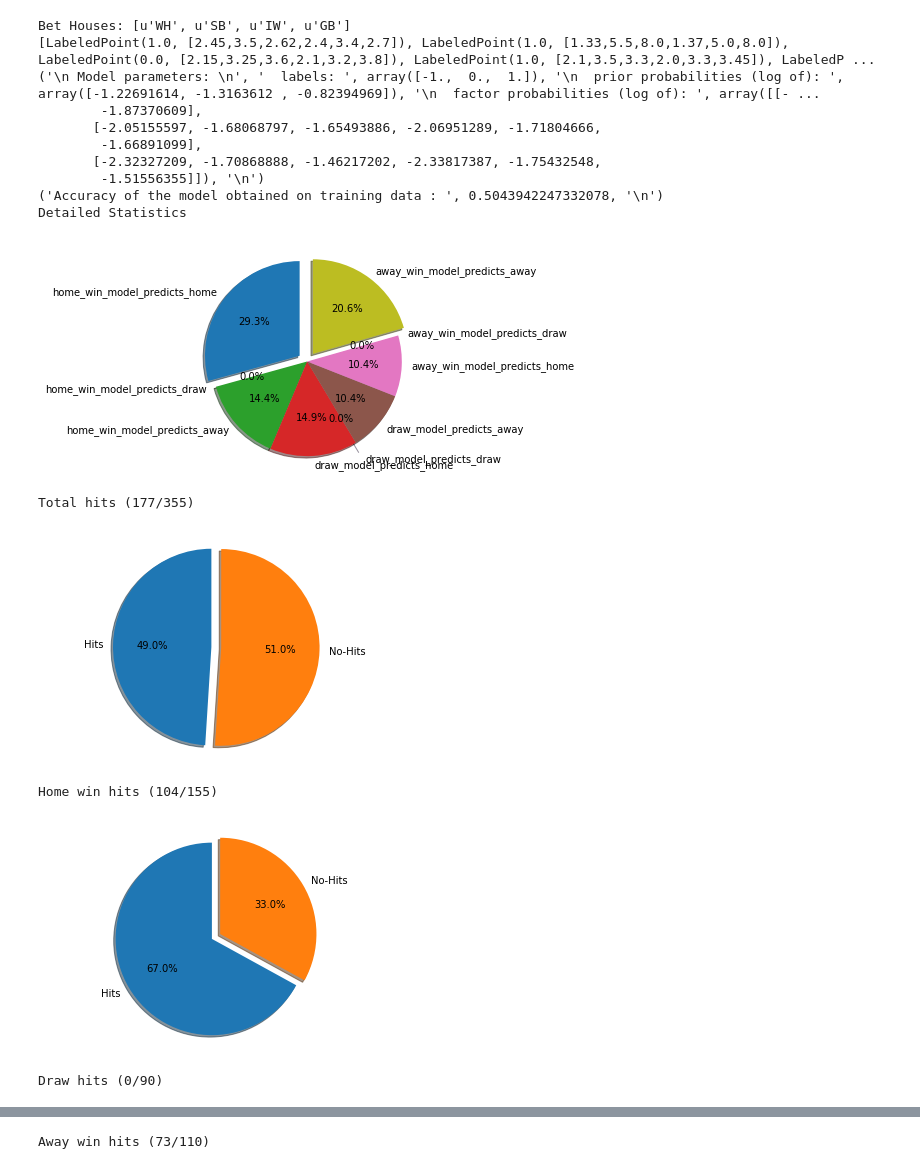
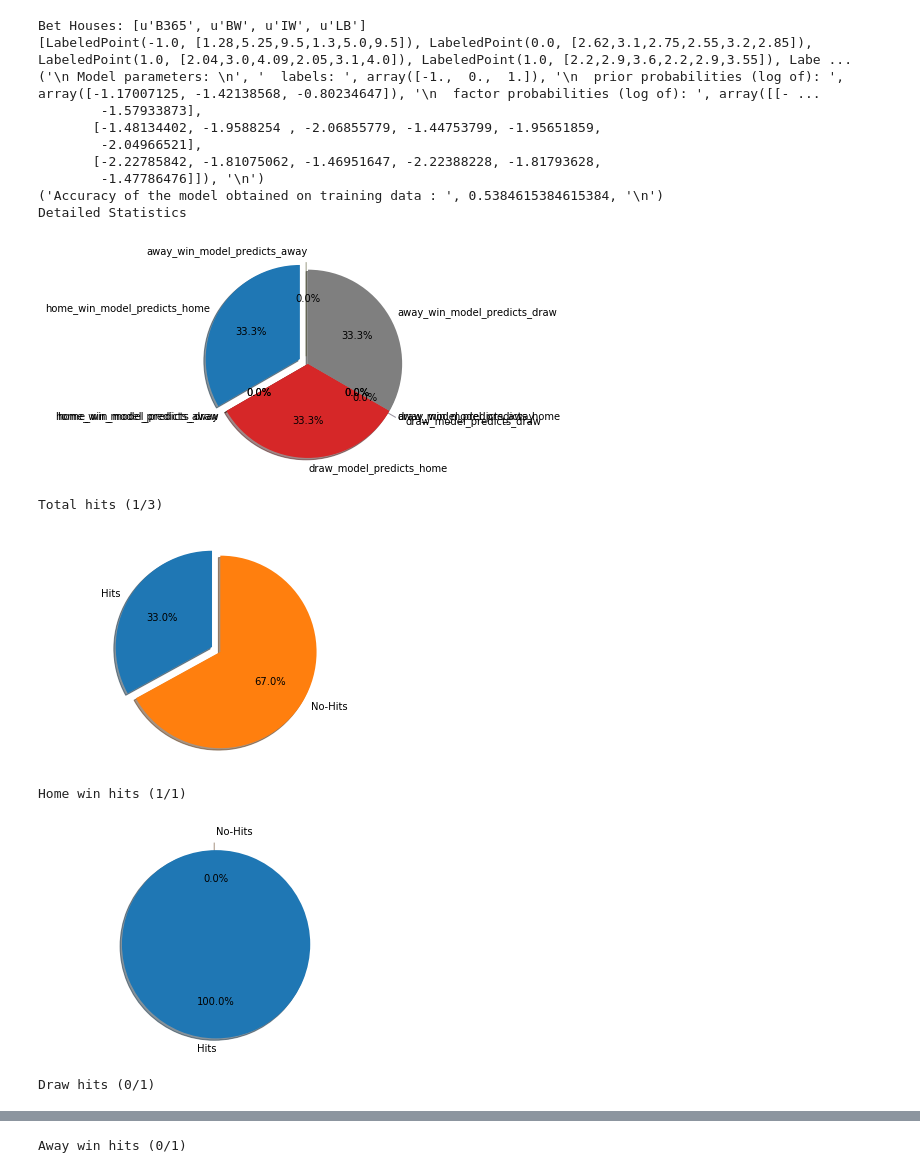
Before and after one commit to alexgg94/BetsExploring, a Jupyter notebook: BetsExploring2018/Notes/8_NaiveBayesModel.ipynb, the cells around one changed output, grey strips where cells are left out. Saved outputs shown, nothing was run; the diff lists cells and outputs as text; code cells hidden in the pictures.

Commit message:
RDD full probabilities

```diff
--- a/BetsExploring2018/Notes/8_NaiveBayesModel.ipynb
+++ b/BetsExploring2018/Notes/8_NaiveBayesModel.ipynb
@@ -155,7 +157,7 @@ The model is created, trained and tested for the dataset main_competitions.csv.
 The dataset is devided in 90% for training and 10% for testing
 """
 
-bets_csv_file = sc.textFile("../Data/Interim/main_competitions.csv")
+bets_csv_file = sc.textFile("../Data/Processed/main_competitions.csv")
 
 bet_houses = remove_duplicates(bets_csv_file.map(lambda line: line.split(","))\
         .map(lambda line : map(lambda bet_house : bet_house[:-1], line[8:38])).take(1)[0])
@@ -224,7 +289,7 @@ The model is created, trained and tested for the dataset main_competitions_1819.
 The dataset is devided in 90% for training and 10% for testing
 """
 
-bets_csv_file = sc.textFile("../Data/Interim/main_competitions_1819.csv")
+bets_csv_file = sc.textFile("../Data/Processed/main_competitions_recent.csv")
 
 bet_houses = remove_duplicates(bets_csv_file.map(lambda line: line.split(","))\
         .map(lambda line : map(lambda bet_house : bet_house[:-1], line[8:20])).take(1)[0])
@@ -235,47 +300,47 @@ bets = bets_csv_file.map(lambda line: line.split(","))\
         .filter(lambda line : line[0] != "Country")\
         .map(lambda line: (result_to_numeric(line[7]), group(line[8:20])))\
         .filter(lambda element : len(element[1]) == (len(bet_houses)-2) * 3)
 
 bets_list = bets.collect()
 shuffle(bets_list)
 
 training_set_length = int(len(bets_list)*0.9)
 
 training_set = bets_list[:training_set_length]
 testing_set = bets_list[training_set_length:]
 
 bayes1RDD = sc.parallelize(training_set).map( lambda element :  LabeledPoint(element[0], Vectors.dense( element[1] ) ) )
 
 print (bayes1RDD.take(5))
 
 modelbayes1 = NaiveBayes.train(bayes1RDD)
 print ( "\n Model parameters: \n", "  labels: ", modelbayes1.labels, \
 "\n  prior probabilities (log of): ", modelbayes1.pi,   \
 "\n  factor probabilities (log of): ", modelbayes1.theta, "\n")
 
 # Make prediction and test accuracy on the training set.
 predictionAndLabel = bayes1RDD.map(lambda p: (modelbayes1.predict(p.features), p.label))
 accuracy = 1.0 * predictionAndLabel.filter(lambda pandl: pandl[0] == pandl[1]).count() / bayes1RDD.count()
 print ( "Accuracy of the model obtained on training data : ", accuracy, "\n")
 
 
 TryModel(testing_set)
 # %% [output]
-Bet Houses: [u'WH', u'SB', u'IW', u'GB']
-[LabeledPoint(1.0, [2.45,3.5,2.62,2.4,3.4,2.7]), LabeledPoint(1.0, [1.33,5.5,8.0,1.37,5.0,8.0]), LabeledPoint(0.0, [2.15,3.25,3.6,2.1,3.2,3.8]), LabeledPoint(1.0, [2.1,3.5,3.3,2.0,3.3,3.45]), LabeledP ...
-('\n Model parameters: \n', '  labels: ', array([-1.,  0.,  1.]), '\n  prior probabilities (log of): ', array([-1.22691614, -1.3163612 , -0.82394969]), '\n  factor probabilities (log of): ', array([[- ...
-        -1.87370609],
-       [-2.05155597, -1.68068797, -1.65493886, -2.06951289, -1.71804666,
-        -1.66891099],
-       [-2.32327209, -1.70868888, -1.46217202, -2.33817387, -1.75432548,
-        -1.51556355]]), '\n')
-('Accuracy of the model obtained on training data : ', 0.5043942247332078, '\n')
+Bet Houses: [u'B365', u'BW', u'IW', u'LB']
+[LabeledPoint(-1.0, [1.28,5.25,9.5,1.3,5.0,9.5]), LabeledPoint(0.0, [2.62,3.1,2.75,2.55,3.2,2.85]), LabeledPoint(1.0, [2.04,3.0,4.09,2.05,3.1,4.0]), LabeledPoint(1.0, [2.2,2.9,3.6,2.2,2.9,3.55]), Labe ...
+('\n Model parameters: \n', '  labels: ', array([-1.,  0.,  1.]), '\n  prior probabilities (log of): ', array([-1.17007125, -1.42138568, -0.80234647]), '\n  factor probabilities (log of): ', array([[- ...
+        -1.57933873],
+       [-1.48134402, -1.9588254 , -2.06855779, -1.44753799, -1.95651859,
+        -2.04966521],
+       [-2.22785842, -1.81075062, -1.46951647, -2.22388228, -1.81793628,
+        -1.47786476]]), '\n')
+('Accuracy of the model obtained on training data : ', 0.5384615384615384, '\n')
 Detailed Statistics
-[figure, old version]
+[figure, new version]
-Total hits (177/355)
+Total hits (1/3)
-[figure, old version]
+[figure, new version]
-Home win hits (104/155)
+Home win hits (1/1)
-[figure, old version]
+[figure, new version]
-Draw hits (0/90)
+Draw hits (0/1)
 [figure]
-Away win hits (73/110)
+Away win hits (0/1)
```
Also changed, not shown: parts of 7 cells of this notebook, 2 other files.
